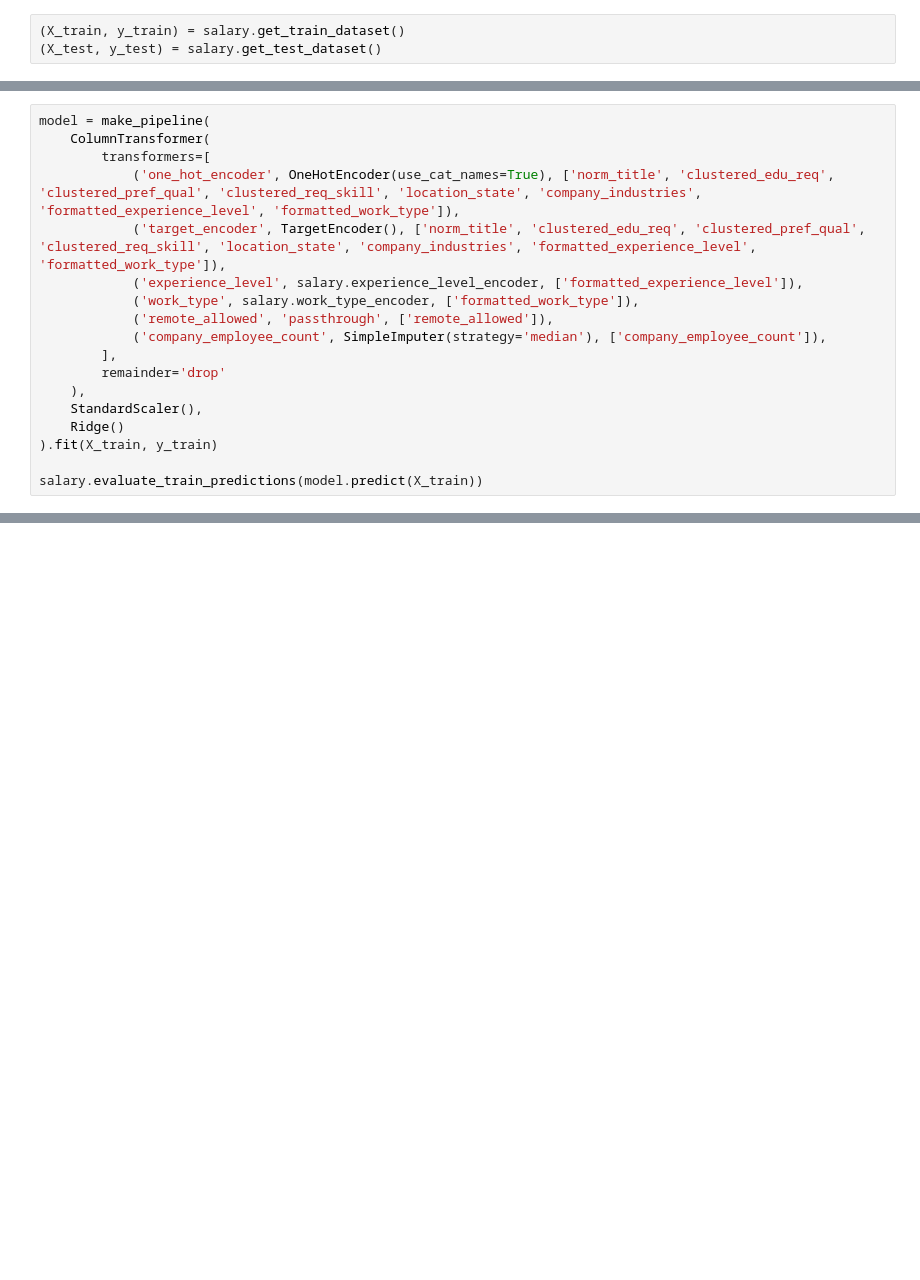
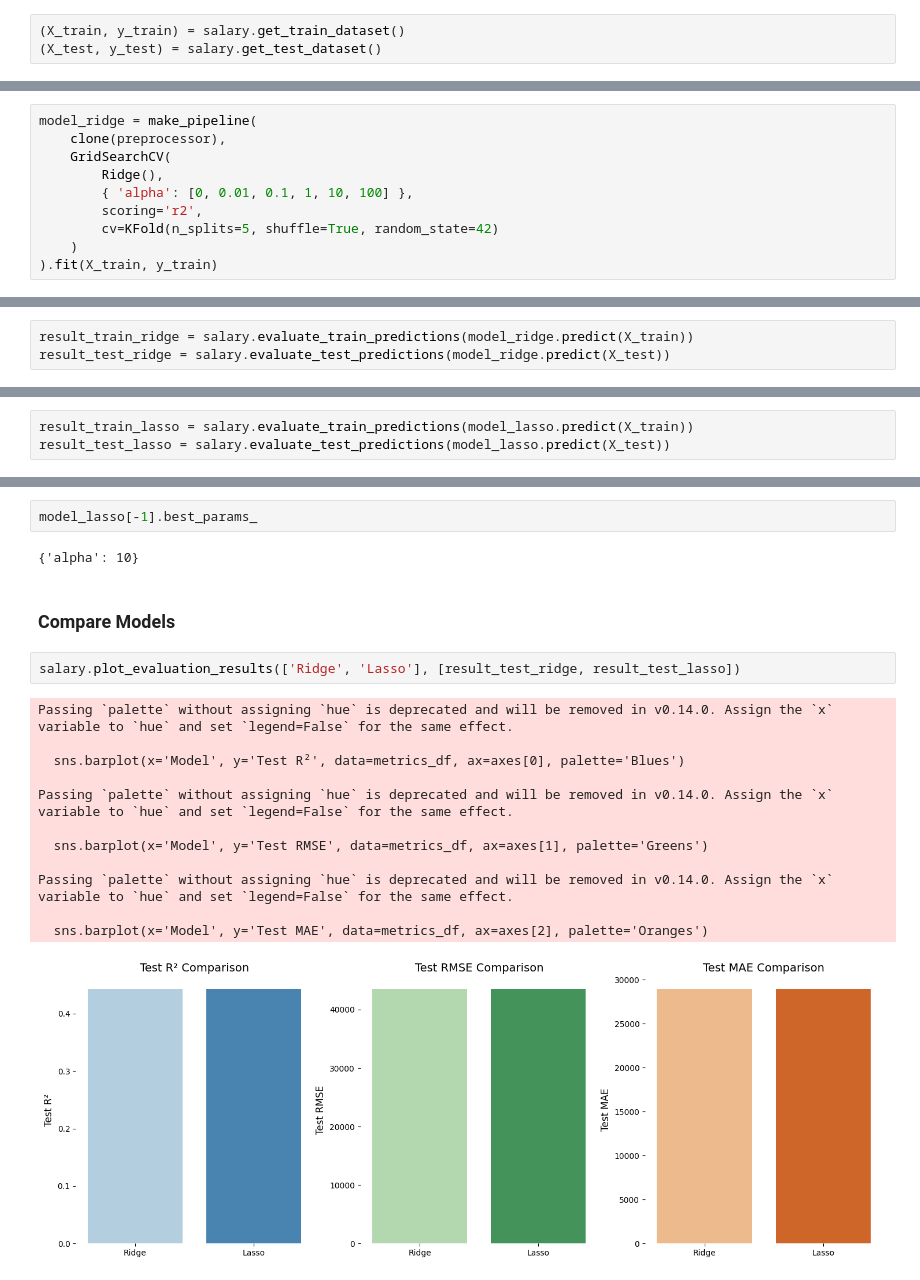
Before and after one commit to nginyc/job_posting_salary_prediction, a Jupyter notebook: train_linear_model.ipynb, the cells around one changed output, grey strips where cells are left out. Cells and saved outputs as stored; diff of their text form; blank space fills up the shorter version.

```diff
--- a/train_linear_model.ipynb
+++ b/train_linear_model.ipynb
@@ -27,18 +45,10 @@ please provide us feedback at https://github.com/pandas-dev/pandas/issues/54466
 # %%
-model = make_pipeline(
-    ColumnTransformer(
-        transformers=[
-            ('one_hot_encoder', OneHotEncoder(use_cat_names=True), ['norm_title', 'clustered_edu_req', 'clustered_pref_qual', 'clustered_req_skill', 'location_state', 'company_industries', 'formatted_experience_level', 'formatted_work_type']),
-            ('target_encoder', TargetEncoder(), ['norm_title', 'clustered_edu_req', 'clustered_pref_qual', 'clustered_req_skill', 'location_state', 'company_industries', 'formatted_experience_level', 'formatted_work_type']),
-            ('experience_level', salary.experience_level_encoder, ['formatted_experience_level']),
-            ('work_type', salary.work_type_encoder, ['formatted_work_type']),
-            ('remote_allowed', 'passthrough', ['remote_allowed']),
-            ('company_employee_count', SimpleImputer(strategy='median'), ['company_employee_count']),
-        ],
-        remainder='drop'
-    ),
-    StandardScaler(),
-    Ridge()
+model_ridge = make_pipeline(
+    clone(preprocessor),
+    GridSearchCV(
+        Ridge(),
+        { 'alpha': [0, 0.01, 0.1, 1, 10, 100] },
+        scoring='r2',
+        cv=KFold(n_splits=5, shuffle=True, random_state=42)
+    )
 ).fit(X_train, y_train)
-
-salary.evaluate_train_predictions(model.predict(X_train))
@@ -56,0 +55,3 @@ This is 33.32% better than a naive global mean
+# %%
+result_train_ridge = salary.evaluate_train_predictions(model_ridge.predict(X_train))
+result_test_ridge = salary.evaluate_test_predictions(model_ridge.predict(X_test))
@@ -56,0 +81,3 @@ This is 33.32% better than a naive global mean
+# %%
+result_train_lasso = salary.evaluate_train_predictions(model_lasso.predict(X_train))
+result_test_lasso = salary.evaluate_test_predictions(model_lasso.predict(X_test))
@@ -56,0 +91,21 @@ This is 33.32% better than a naive global mean
+# %%
+model_lasso[-1].best_params_
+# %% [output]
+{'alpha': 10}
+# %% [markdown]
+### Compare Models
+# %%
+salary.plot_evaluation_results(['Ridge', 'Lasso'], [result_test_ridge, result_test_lasso])
+# %% [output]
+Passing `palette` without assigning `hue` is deprecated and will be removed in v0.14.0. Assign the `x` variable to `hue` and set `legend=False` for the same effect.
+
+  sns.barplot(x='Model', y='Test R²', data=metrics_df, ax=axes[0], palette='Blues')
+
+Passing `palette` without assigning `hue` is deprecated and will be removed in v0.14.0. Assign the `x` variable to `hue` and set `legend=False` for the same effect.
+
+  sns.barplot(x='Model', y='Test RMSE', data=metrics_df, ax=axes[1], palette='Greens')
+
+Passing `palette` without assigning `hue` is deprecated and will be removed in v0.14.0. Assign the `x` variable to `hue` and set `legend=False` for the same effect.
+
+  sns.barplot(x='Model', y='Test MAE', data=metrics_df, ax=axes[2], palette='Oranges')
+[figure, added]
```
Also changed, not shown: parts of 17 cells of this notebook, 1 other file.
